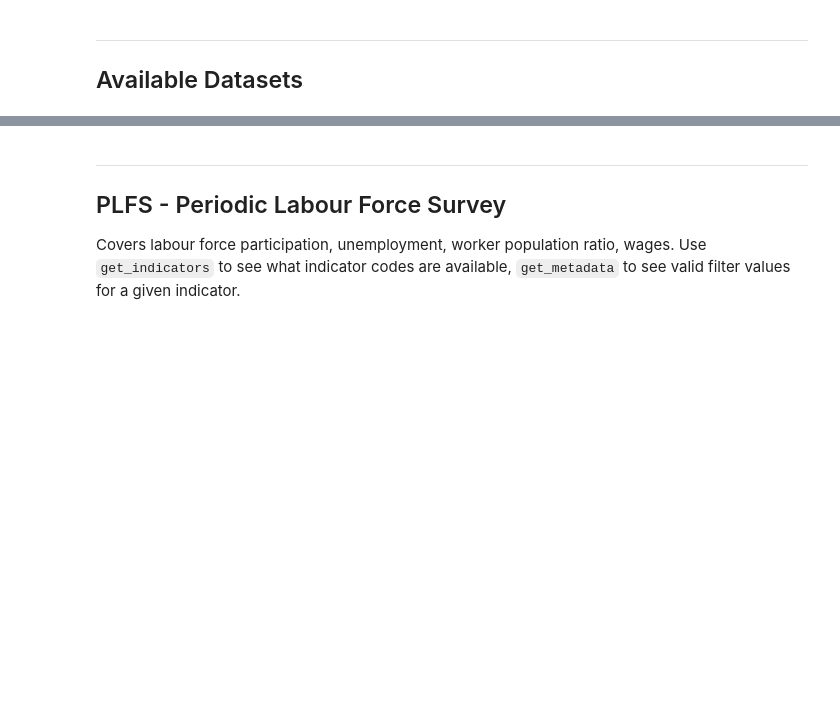
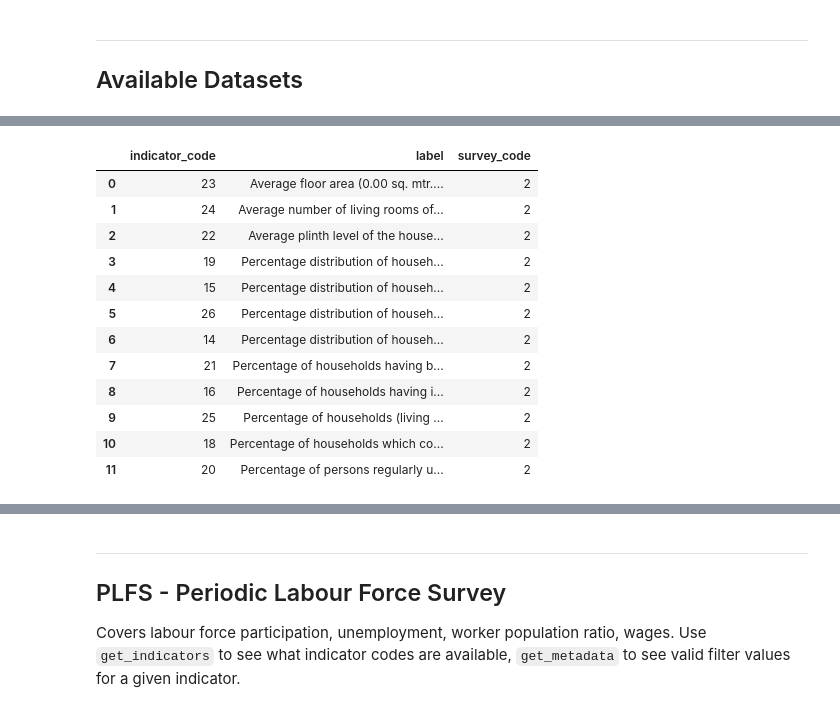
Before and after one commit to nso-india/mospi-esankhyiki, a Jupyter notebook: examples/esankhyiki_tutorial.ipynb, the cells around one changed output, grey strips where cells are left out. Saved outputs shown, nothing was run; the diff lists cells and outputs as text; code cells hidden in the pictures; blank space fills up the shorter version.

```diff
--- a/examples/esankhyiki_tutorial.ipynb
+++ b/examples/esankhyiki_tutorial.ipynb
@@ -19,0 +199,17 @@ esankhyiki.list_datasets(format="df")
+# %%
+# Indicators  by survey_code
+esankhyiki.get_indicators("NSS76", format="df")
+# %% [output]
+|  | indicator_code | label | survey_code |
+| 0 | 23 | Average floor area (0.00 sq. mtr.... | 2 |
+| 1 | 24 | Average number of living rooms of... | 2 |
+| 2 | 22 | Average plinth level of the house... | 2 |
+| 3 | 19 | Percentage distribution of househ... | 2 |
+| 4 | 15 | Percentage distribution of househ... | 2 |
+| 5 | 26 | Percentage distribution of househ... | 2 |
+| 6 | 14 | Percentage distribution of househ... | 2 |
+| 7 | 21 | Percentage of households having b... | 2 |
+| 8 | 16 | Percentage of households having i... | 2 |
+| 9 | 25 | Percentage of households (living ... | 2 |
+| 10 | 18 | Percentage of households which co... | 2 |
+| 11 | 20 | Percentage of persons regularly u... | 2 |
```
Also changed, not shown: parts of 36 cells of this notebook, 18 other files.
